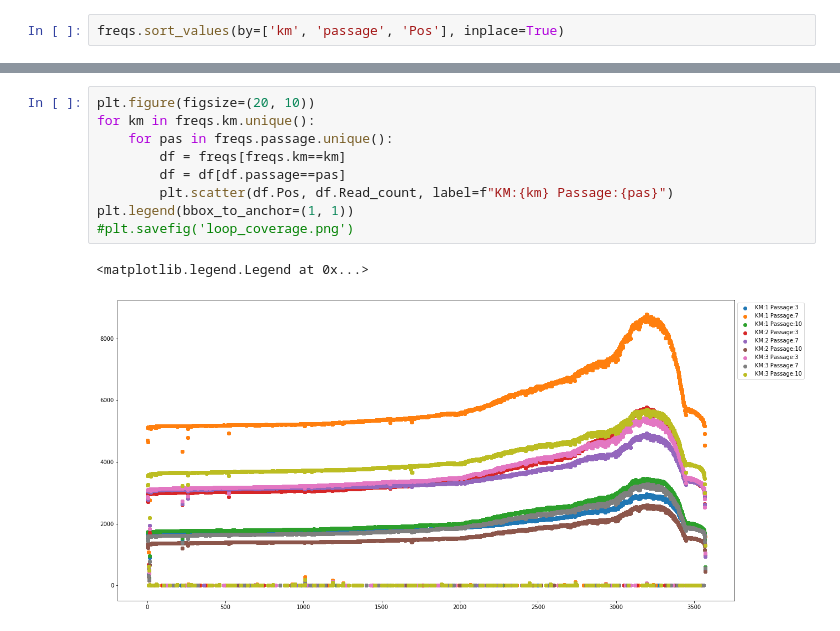
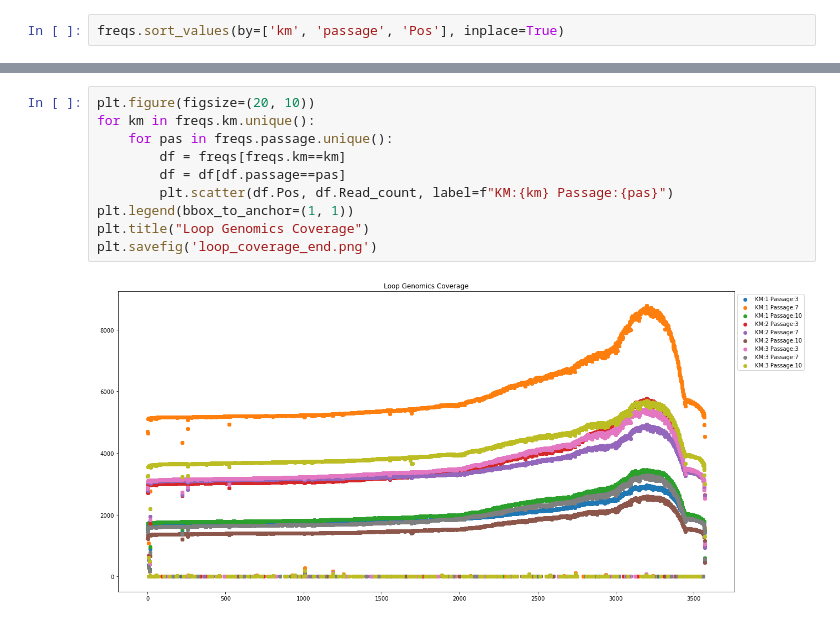
Before and after one commit to theitush/mutation-rate, a Jupyter notebook: loop_overview.ipynb, the cells around one changed output, grey strips where cells are left out. Drawn from its saved outputs; the diff is of its cells as text.

```diff
--- a/loop_overview.ipynb
+++ b/loop_overview.ipynb
@@ -47,12 +60,12 @@ freqs.sort_values(by=['km', 'passage', 'Pos'], inplace=True)
 # %%
 plt.figure(figsize=(20, 10))
 for km in freqs.km.unique():
     for pas in freqs.passage.unique():
         df = freqs[freqs.km==km]
         df = df[df.passage==pas]
         plt.scatter(df.Pos, df.Read_count, label=f"KM:{km} Passage:{pas}")
 plt.legend(bbox_to_anchor=(1, 1))
-#plt.savefig('loop_coverage.png')
+plt.title("Loop Genomics Coverage")
+plt.savefig('loop_coverage_end.png')
 # %% [output]
-<matplotlib.legend.Legend at 0x...>
-[figure, old version]
+[figure, new version]
```
Also changed, not shown: parts of 4 cells of this notebook, 23 other files.
